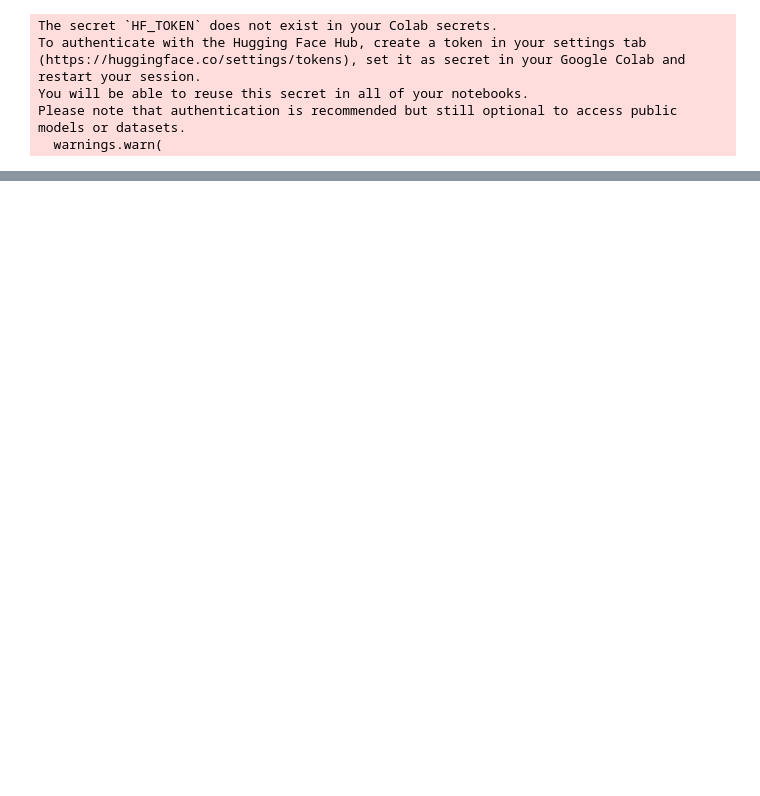
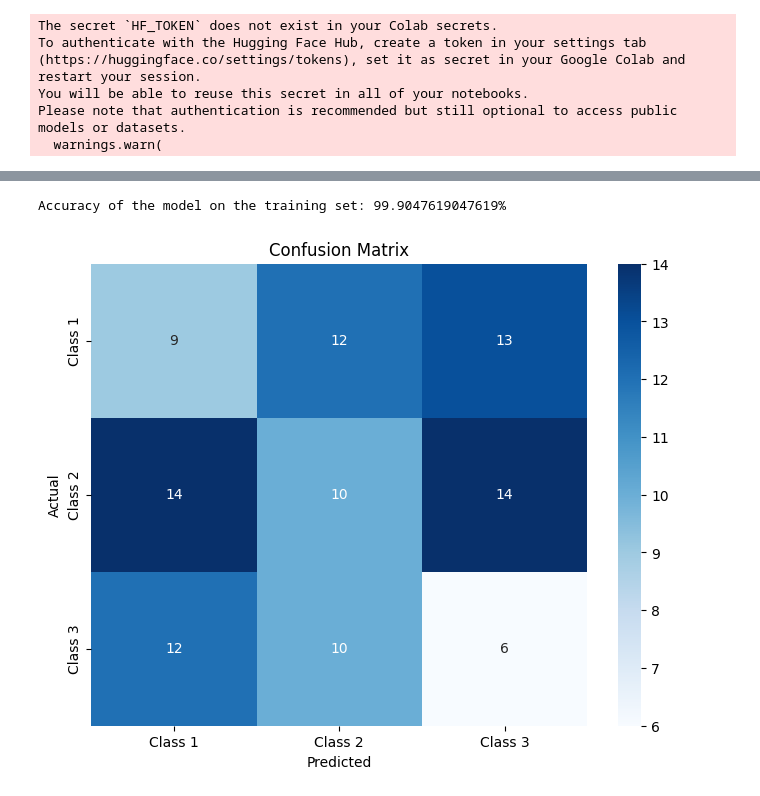
Before and after one commit to ArnavGhosh999/Aasmaan, a Jupyter notebook: High_Resolution_Satellite_Image_Classification_Using_Lightweight_CNN_with_Depth_wise_Separable_Convolutions.ipynb, the cells around one changed output, grey strips where cells are left out. Drawn from its saved outputs; the diff is of its cells as text; code cells hidden in the pictures; blank space fills up the shorter version.

```diff
--- a/High_Resolution_Satellite_Image_Classification_Using_Lightweight_CNN_with_Depth_wise_Separable_Convolutions.ipynb
+++ b/High_Resolution_Satellite_Image_Classification_Using_Lightweight_CNN_with_Depth_wise_Separable_Convolutions.ipynb
@@ -143,0 +147,31 @@ Epoch 2/10, Loss: 0.2099336530787475
+# %%
+model.eval()
+correct = 0
+total = 0
+with torch.no_grad():
+    for inputs, labels in train_loader:
+        inputs, labels = inputs.to(device), labels.to(device)
+        outputs = model(inputs)
+        _, predicted = torch.max(outputs, 1)
+        total += labels.size(0)
+        correct += (predicted == labels).sum().item()
+
+print(f'Accuracy of the model on the training set: {100 * correct / total}%')
+# %% [output]
+Accuracy of the model on the training set: 99.9047619047619%
+# %%
+import numpy as np
+import matplotlib.pyplot as plt
+import seaborn as sns
+from sklearn.metrics import confusion_matrix
+all_preds = np.random.randint(0, 3, size=100)
+all_labels = np.random.randint(0, 3, size=100)
+conf_matrix = confusion_matrix(all_labels, all_preds)
+plt.figure(figsize=(8, 6))
+sns.heatmap(conf_matrix, annot=True, fmt='d', cmap='Blues', xticklabels=['Class 1', 'Class 2', 'Class 3'], yticklabels=['Class 1', 'Class 2', 'Class 3'])
+plt.ylabel('Actual')
+plt.xlabel('Predicted')
+plt.title('Confusion Matrix')
+plt.show()
+# %% [output]
+[figure, added]
```
Also changed, not shown: parts of 4 cells of this notebook.
